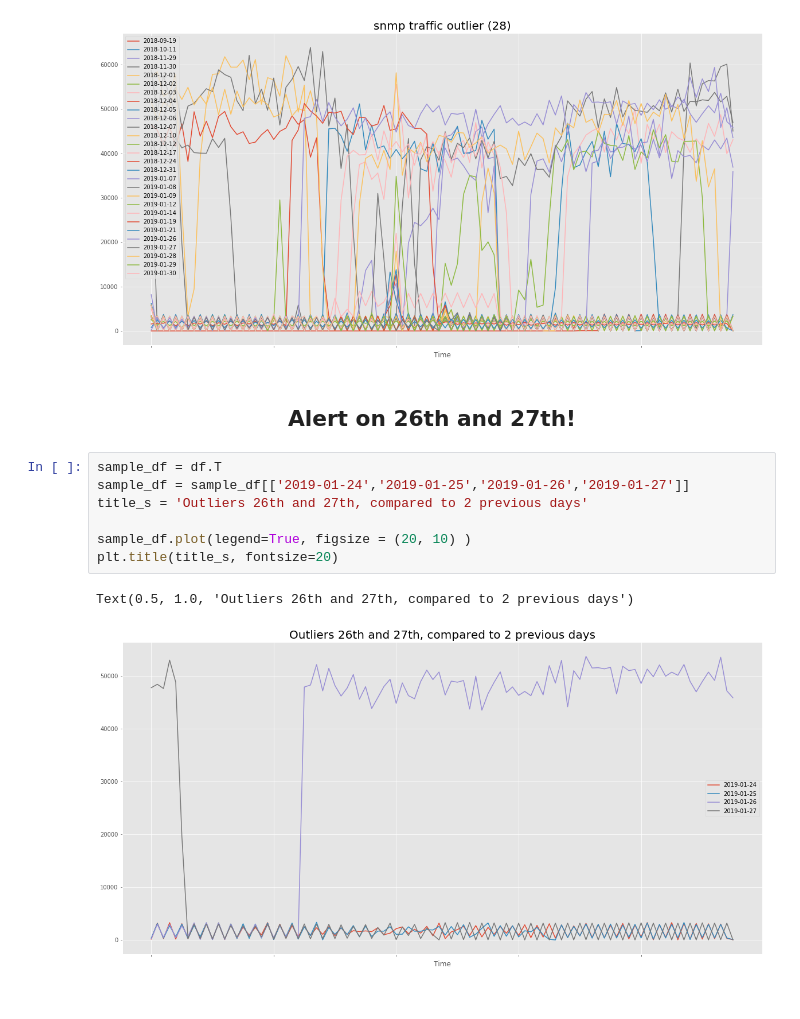
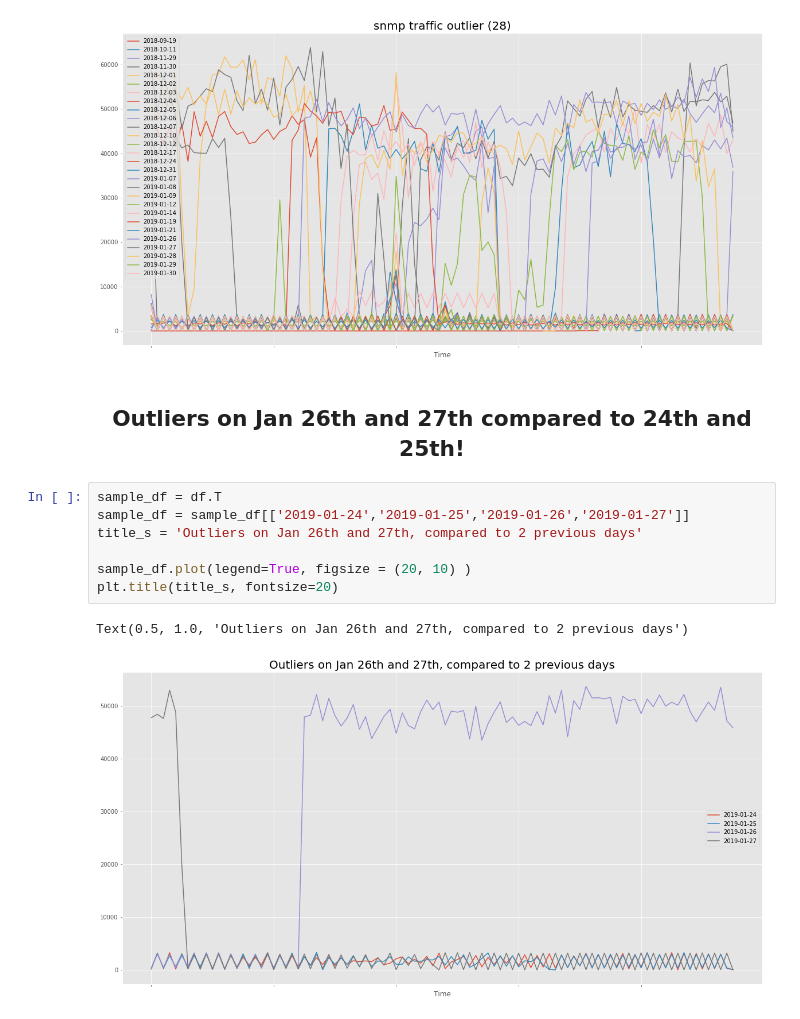
Before and after one commit to ayushmaskey/log_analysis, a Jupyter notebook: app/jupyter/DBSCAN_and_SNMP.ipynb, the cells around one changed output. Saved outputs shown, nothing was run; the diff lists cells and outputs as text.

```diff
--- a/app/jupyter/DBSCAN_and_SNMP.ipynb
+++ b/app/jupyter/DBSCAN_and_SNMP.ipynb
@@ -100,14 +118,14 @@ plt.title(title_o, fontsize=20)
 Text(0.5, 1.0, 'snmp traffic outlier (28)')
 [figure]
 # %% [markdown]
-<h2><center>Alert on 26th and 27th!</center></h2>
+<h2><center>Outliers on Jan 26th and 27th compared to 24th and 25th!</center></h2>
 # %%
 sample_df = df.T
 sample_df = sample_df[['2019-01-24','2019-01-25','2019-01-26','2019-01-27']]
-title_s = 'Outliers 26th and 27th, compared to 2 previous days'
+title_s = 'Outliers on Jan 26th and 27th, compared to 2 previous days'
 
 sample_df.plot(legend=True, figsize = (20, 10) )
 plt.title(title_s, fontsize=20)
 # %% [output]
-Text(0.5, 1.0, 'Outliers 26th and 27th, compared to 2 previous days')
+Text(0.5, 1.0, 'Outliers on Jan 26th and 27th, compared to 2 previous days')
-[figure, old version]
+[figure, new version]
```
Also changed, not shown: parts of 13 cells of this notebook, 2 other files.
